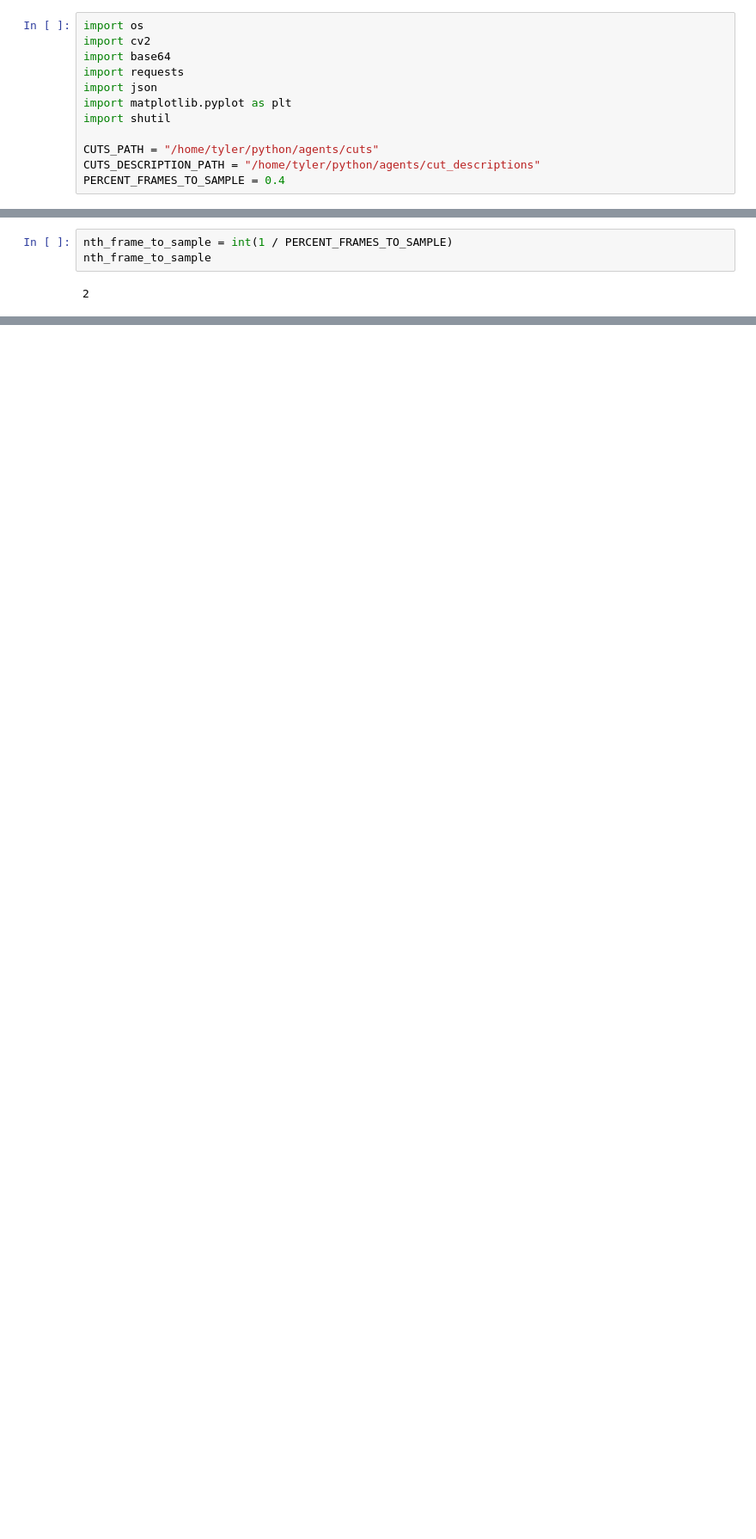
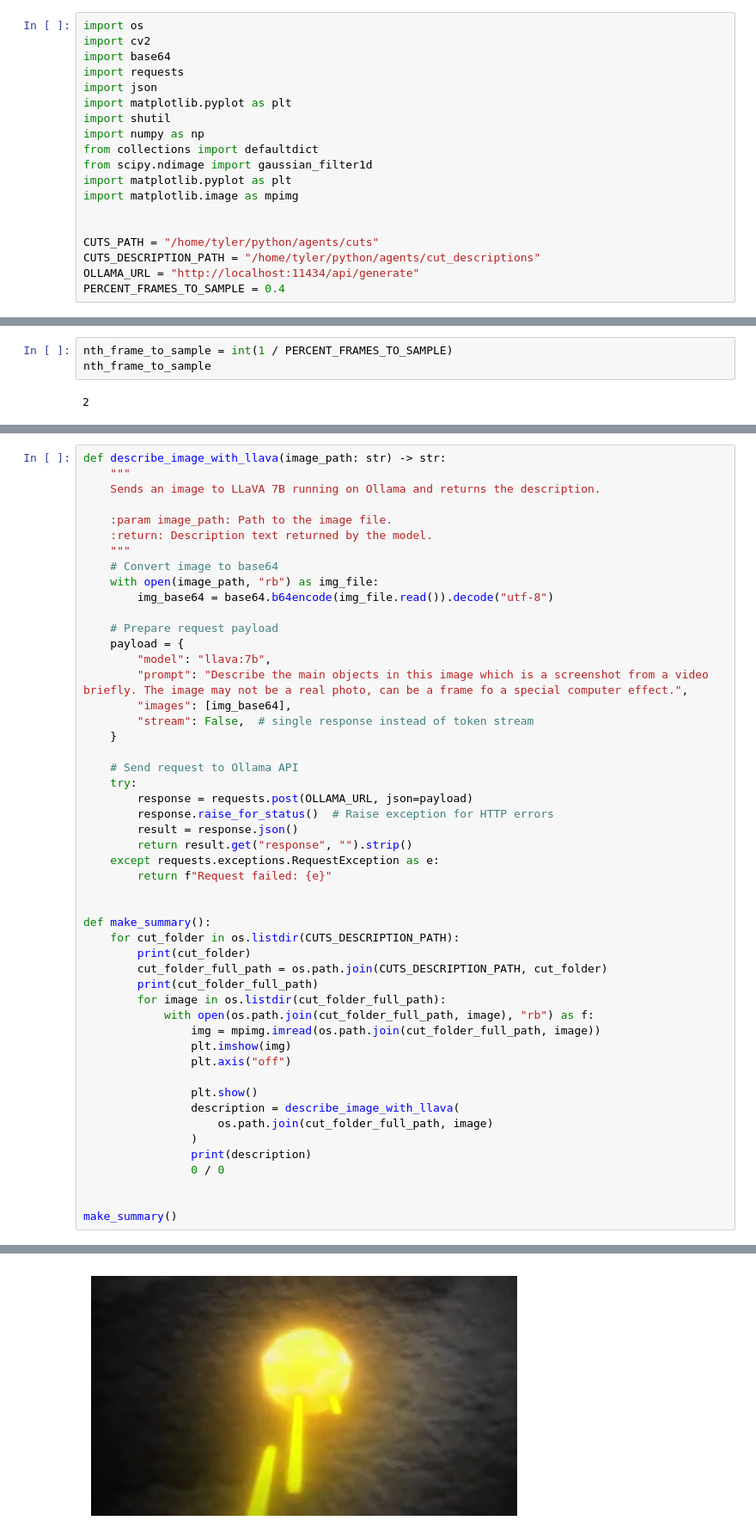
Before and after one commit to N0-Flux-given/video_analyzer, a Jupyter notebook: scripts/video_analysis/analyze_cuts.ipynb, the cells around one changed output, grey strips where cells are left out. Shown at 86% size. Cells and saved outputs as stored; diff of their text form; blank space fills up the shorter version.

```diff
--- a/scripts/video_analysis/analyze_cuts.ipynb
+++ b/scripts/video_analysis/analyze_cuts.ipynb
@@ -6,9 +6,16 @@ import requests
 import json
 import matplotlib.pyplot as plt
 import shutil
+import numpy as np
+from collections import defaultdict
+from scipy.ndimage import gaussian_filter1d
+import matplotlib.pyplot as plt
+import matplotlib.image as mpimg
+
 
 CUTS_PATH = "/home/tyler/python/agents/cuts"
 CUTS_DESCRIPTION_PATH = "/home/tyler/python/agents/cut_descriptions"
+OLLAMA_URL = "http://localhost:11434/api/generate"
 PERCENT_FRAMES_TO_SAMPLE = 0.4
 # %%
 def describe_image(buffer, model="llava:7b"):
@@ -108,0 +274,51 @@ read frame 10
+# %%
+def describe_image_with_llava(image_path: str) -> str:
+    """
+    Sends an image to LLaVA 7B running on Ollama and returns the description.
+
+    :param image_path: Path to the image file.
+    :return: Description text returned by the model.
+    """
+    # Convert image to base64
+    with open(image_path, "rb") as img_file:
+        img_base64 = base64.b64encode(img_file.read()).decode("utf-8")
+
+    # Prepare request payload
+    payload = {
+        "model": "llava:7b",
+        "prompt": "Describe the main objects in this image which is a screenshot from a video briefly. The image may not be a real photo, can be a frame fo a special computer effect.",
+        "images": [img_base64],
+        "stream": False,  # single response instead of token stream
+    }
+
+    # Send request to Ollama API
+    try:
+        response = requests.post(OLLAMA_URL, json=payload)
+        response.raise_for_status()  # Raise exception for HTTP errors
+        result = response.json()
+        return result.get("response", "").strip()
+    except requests.exceptions.RequestException as e:
+        return f"Request failed: {e}"
+
+
+def make_summary():
+    for cut_folder in os.listdir(CUTS_DESCRIPTION_PATH):
+        print(cut_folder)
+        cut_folder_full_path = os.path.join(CUTS_DESCRIPTION_PATH, cut_folder)
+        print(cut_folder_full_path)
+        for image in os.listdir(cut_folder_full_path):
+            with open(os.path.join(cut_folder_full_path, image), "rb") as f:
+                img = mpimg.imread(os.path.join(cut_folder_full_path, image))
+                plt.imshow(img)
+                plt.axis("off")
+
+                plt.show()
+                description = describe_image_with_llava(
+                    os.path.join(cut_folder_full_path, image)
+                )
+                print(description)
+                0 / 0
+
+
+make_summary()
+# %% [output]
@@ -108,0 +327 @@ read frame 10
+[figure, added]
```
Also changed, not shown: parts of 3 cells of this notebook, 21 other files.
